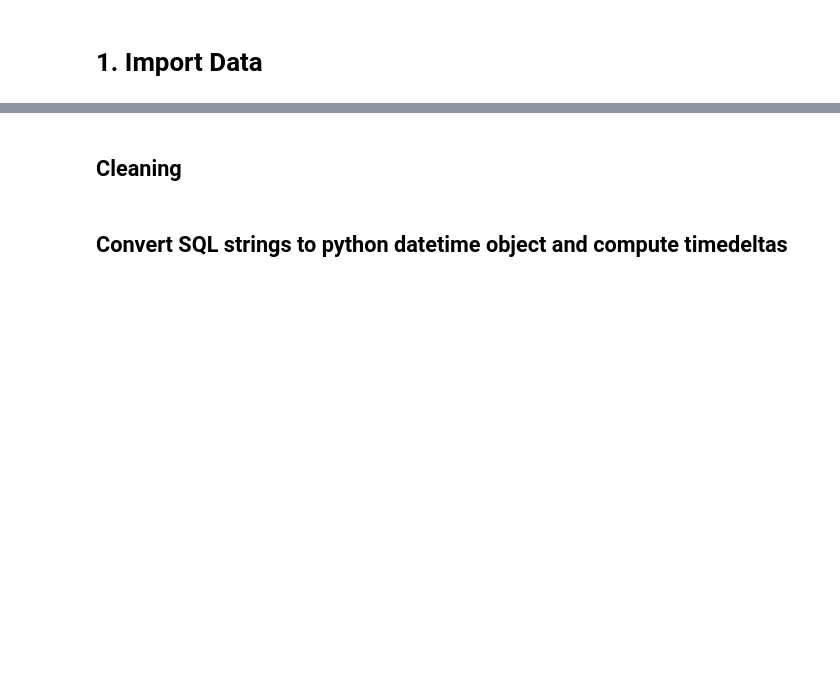
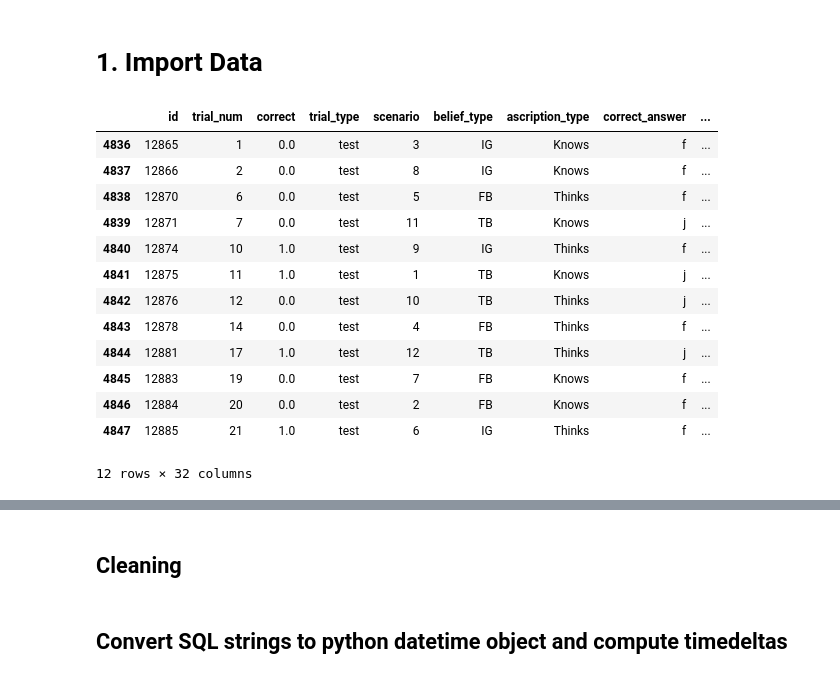
Before and after one commit to BryanGonzalez262/KnowledgeBeliefASD, a Jupyter notebook: analysis/asc_analysis.ipynb, the cells around one changed output, grey strips where cells are left out. Cells and saved outputs as stored; diff of their text form; code cells hidden in the pictures; blank space fills up the shorter version.

```diff
--- a/analysis/asc_analysis.ipynb
+++ b/analysis/asc_analysis.ipynb
@@ -48 +72,19 @@ dat['response_key'] = dat.response_key.apply(literal_eval)
+# %%
+dat.email.sort_values( axis=0).unique()#[176]
+dat.loc[dat.email == dat.email.sort_values( axis=0).unique()[283]]
+# %% [output]
+|  | id | trial_num | correct | trial_type | scenario | belief_type | ascription_type | correct_answer | ... |
+| 4836 | 12865 | 1 | 0.0 | test | 3 | IG | Knows | f | ... |
+| 4837 | 12866 | 2 | 0.0 | test | 8 | IG | Knows | f | ... |
+| 4838 | 12870 | 6 | 0.0 | test | 5 | FB | Thinks | f | ... |
+| 4839 | 12871 | 7 | 0.0 | test | 11 | TB | Knows | j | ... |
+| 4840 | 12874 | 10 | 1.0 | test | 9 | IG | Thinks | f | ... |
+| 4841 | 12875 | 11 | 1.0 | test | 1 | TB | Knows | j | ... |
+| 4842 | 12876 | 12 | 0.0 | test | 10 | TB | Thinks | j | ... |
+| 4843 | 12878 | 14 | 0.0 | test | 4 | FB | Thinks | f | ... |
+| 4844 | 12881 | 17 | 1.0 | test | 12 | TB | Thinks | j | ... |
+| 4845 | 12883 | 19 | 0.0 | test | 7 | FB | Knows | f | ... |
+| 4846 | 12884 | 20 | 0.0 | test | 2 | FB | Knows | f | ... |
+| 4847 | 12885 | 21 | 1.0 | test | 6 | IG | Thinks | f | ... |
+12 rows × 32 columns
 # %%
```
Also changed, not shown: parts of 28 cells of this notebook, 3 other files.
